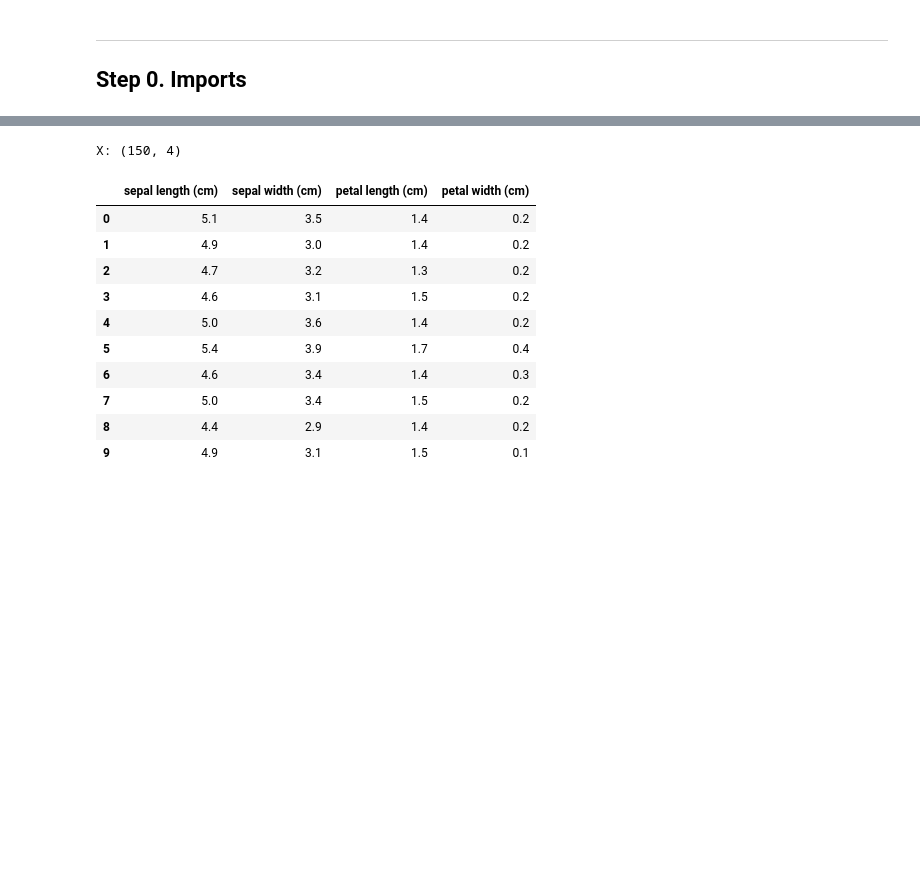
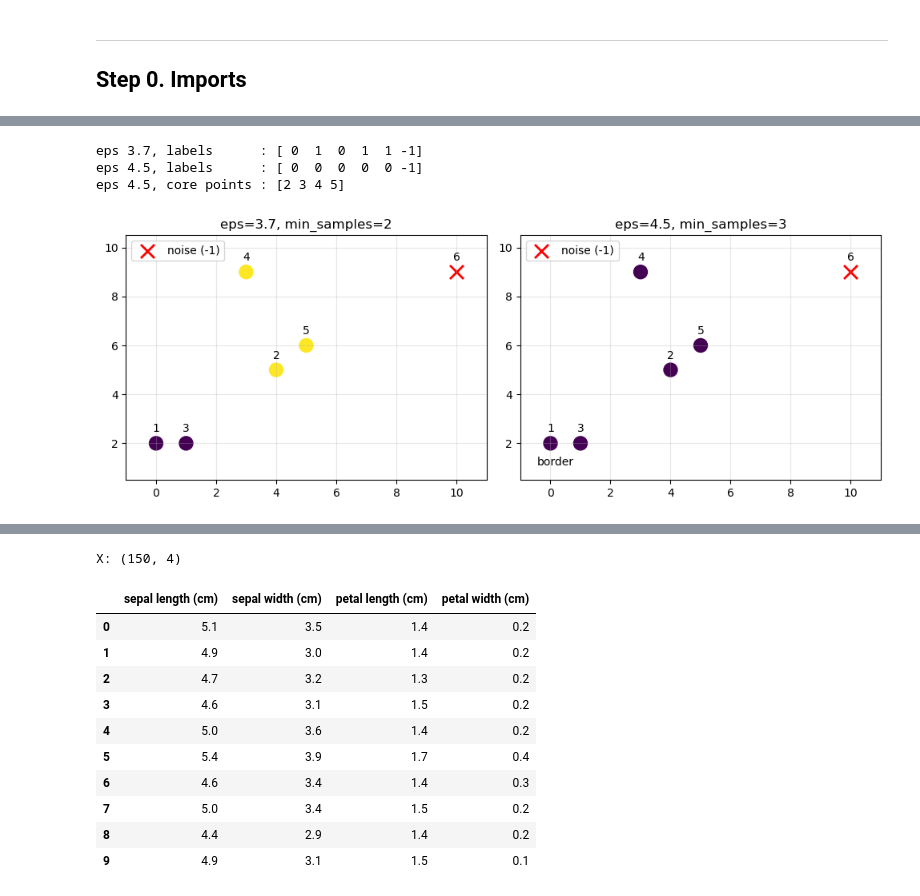
Before and after one commit to jongmoonha/AI-ME-Practice, a Jupyter notebook: Practice06_Unsupervised_Learning.ipynb, the cells around one changed output, grey strips where cells are left out. Saved outputs shown, nothing was run; the diff lists cells and outputs as text; code cells hidden in the pictures; blank space fills up the shorter version.

```diff
--- a/Practice06_Unsupervised_Learning.ipynb
+++ b/Practice06_Unsupervised_Learning.ipynb
@@ -32,0 +219,40 @@ plt.rcParams['axes.unicode_minus'] = False
+# %%
+dbscan1 = DBSCAN(eps=3.7, min_samples=2)
+dbscan1.fit(X_six)
+
+dbscan2 = DBSCAN(eps=4.5, min_samples=3)
+dbscan2.fit(X_six)
+
+print('eps 3.7, labels      :', dbscan1.labels_)
+print('eps 4.5, labels      :', dbscan2.labels_)
+print('eps 4.5, core points :', dbscan2.core_sample_indices_ + 1)    # + 1: Python counts from 0, the points from 1
+
+is_noise1 = dbscan1.labels_ == -1
+is_noise2 = dbscan2.labels_ == -1
+
+# vmin, vmax: cluster 0 and cluster 1 get the same colours in both panels
+
+fig, axes = plt.subplots(1, 2, figsize=(10, 3.8))
+axes[0].scatter(X_six[~is_noise1, 0], X_six[~is_noise1, 1], c=dbscan1.labels_[~is_noise1], cmap='viridis', vmin=0, vmax=1, s=150)
+axes[0].scatter(X_six[is_noise1, 0], X_six[is_noise1, 1], c='red', marker='x', s=150, linewidths=2, label='noise (-1)')
+axes[0].set_title('eps=3.7, min_samples=2')
+axes[1].scatter(X_six[~is_noise2, 0], X_six[~is_noise2, 1], c=dbscan2.labels_[~is_noise2], cmap='viridis', vmin=0, vmax=1, s=150)
+axes[1].scatter(X_six[is_noise2, 0], X_six[is_noise2, 1], c='red', marker='x', s=150, linewidths=2, label='noise (-1)')
+axes[1].set_title('eps=4.5, min_samples=3')
+axes[1].annotate('border', X_six[0], xytext=(-12, -20), textcoords='offset points')
+
+for ax in axes:
+    for k in range(6):
+        ax.annotate(str(k + 1), X_six[k], xytext=(-3, 10), textcoords='offset points')    # point number
+    ax.set_xlim(-1, 11)
+    ax.set_ylim(0.5, 10.5)
+    ax.grid(alpha=0.3)
+    ax.legend()
+
+plt.tight_layout()
+plt.show()
+# %% [output]
+eps 3.7, labels      : [ 0  1  0  1  1 -1]
+eps 4.5, labels      : [ 0  0  0  0  0 -1]
+eps 4.5, core points : [2 3 4 5]
+[figure, added]
```
Also changed, not shown: parts of 85 cells of this notebook.
